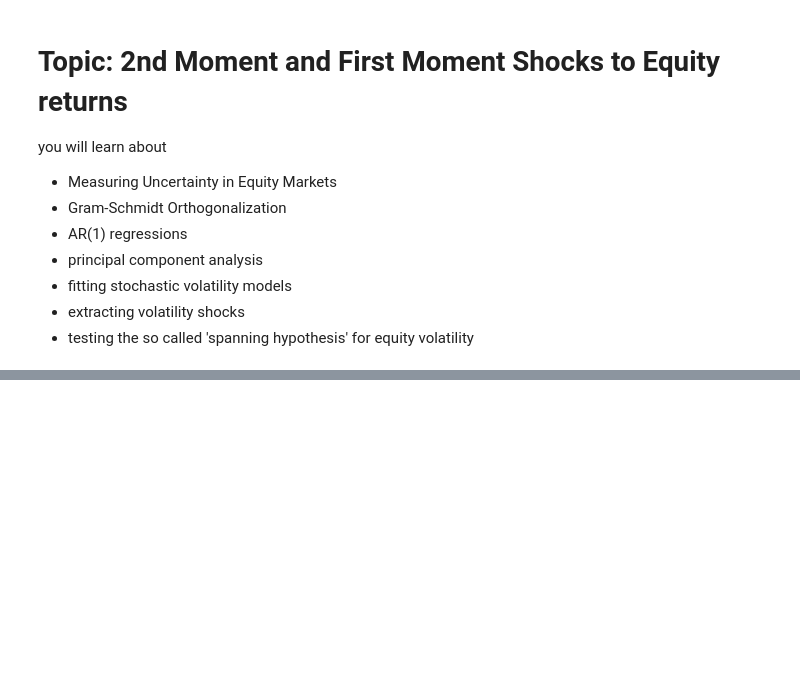
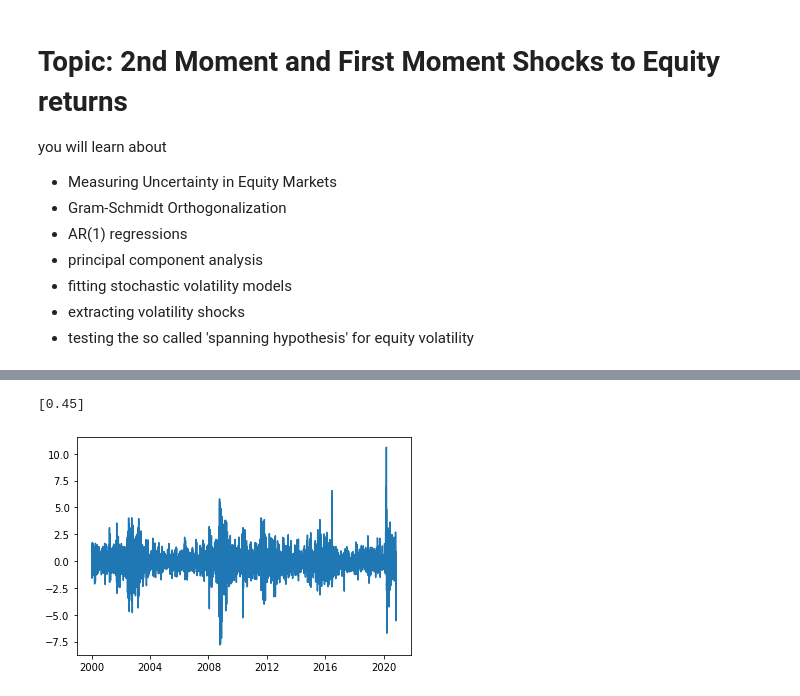
Before and after one commit to Alex-Vasilache/CRAM_WS20, a Jupyter notebook: Second run/Nr_4_VolSpanning/Task_Spanning_IntlEvidence.ipynb, the cells around one changed output, grey strips where cells are left out. Drawn from its saved outputs; the diff is of its cells as text; code cells hidden in the pictures; blank space fills up the shorter version.

```diff
--- a/Second run/Nr_4_VolSpanning/Task_Spanning_IntlEvidence.ipynb
+++ b/Second run/Nr_4_VolSpanning/Task_Spanning_IntlEvidence.ipynb
@@ -16,0 +54,3 @@ you will learn about
+# %%
+us = data.iloc[:,:377]
+eu = data.iloc[:,377:]
@@ -121,0 +99,9 @@ onto their respective return shocks. How large are the respective R2, point (t-s
+# %%
+pca = PCA(n_components=1)
+pca_eu_ts = pca.fit(stats.zscore(eu))
+print(np.round(pca_eu_ts.explained_variance_ratio_,2))
+pc1_eu = stats.zscore(pca.transform(stats.zscore(eu)))
+plt.plot(eu.index, pc1_eu);
+# %% [output]
+[0.45]
+[figure, added]
```
Also changed, not shown: parts of 54 cells of this notebook, 3 other files.
